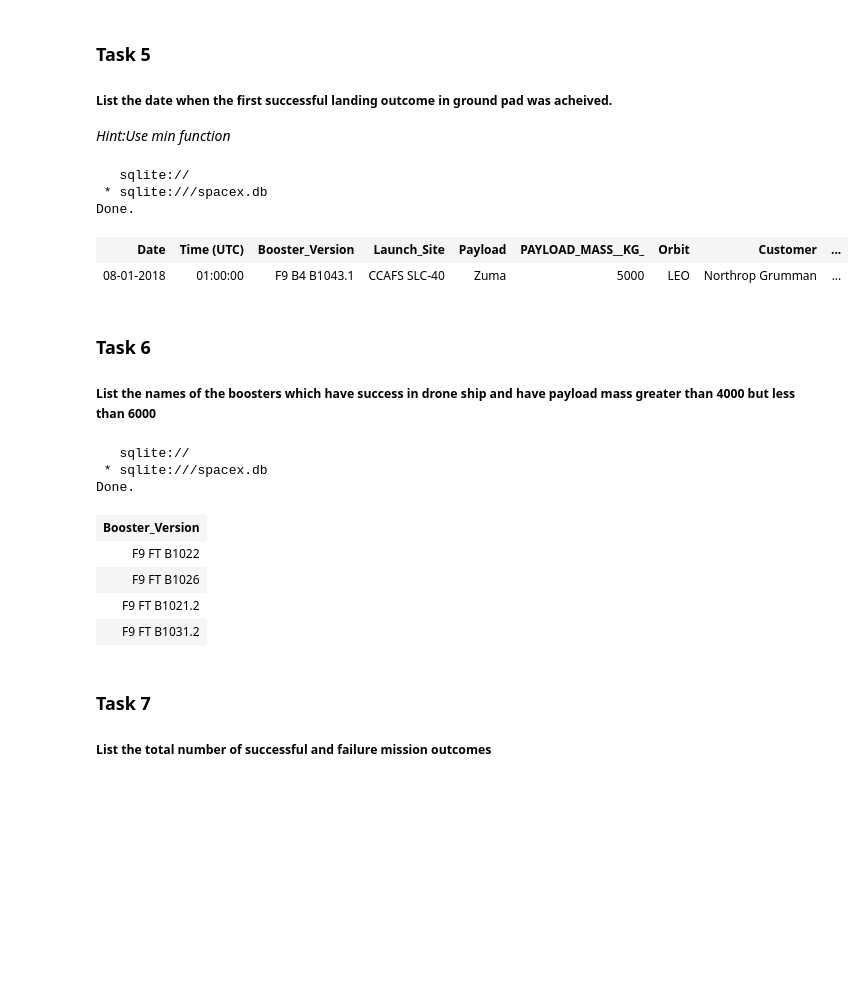
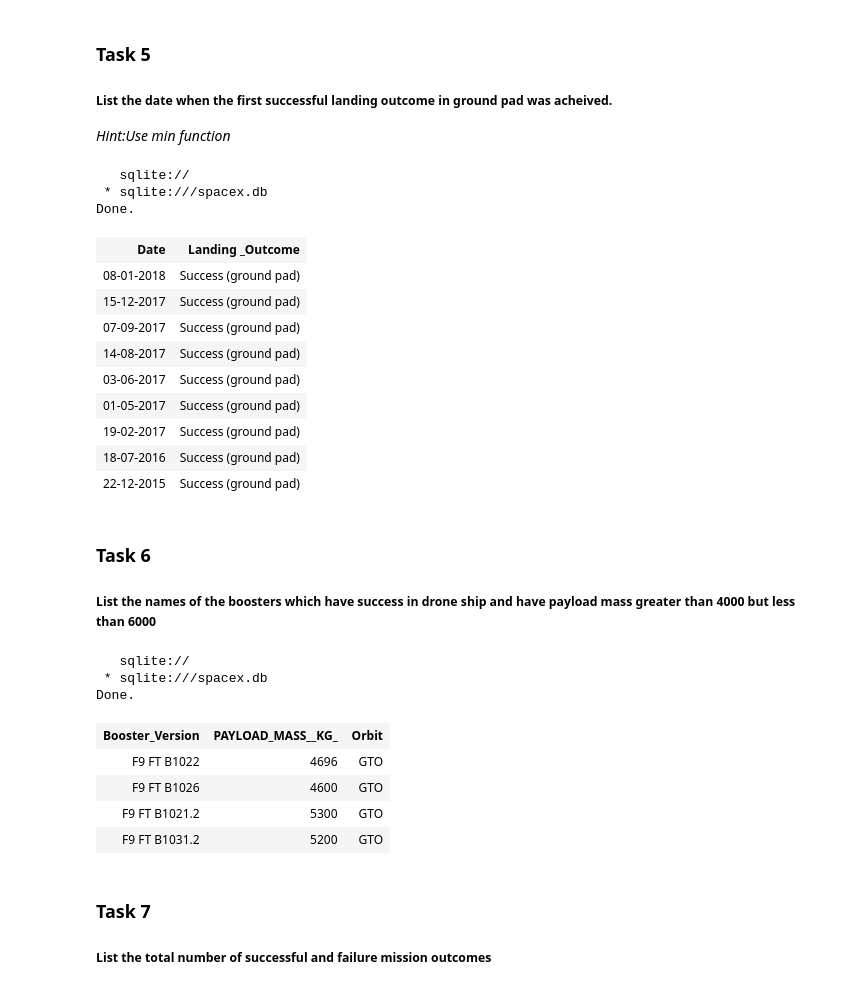
Before and after one commit to jp-sft/DataScience-SpaceX-Project, a Jupyter notebook: 2.1 - EDA with SQL.ipynb, the cells around one changed output. Saved outputs shown, nothing was run; the diff lists cells and outputs as text; code cells hidden in the pictures; blank space fills up the shorter version.

```diff
--- a/2.1 - EDA with SQL.ipynb
+++ b/2.1 - EDA with SQL.ipynb
@@ -207,35 +223,42 @@ Done.
 *Hint:Use min function*
 # %%
 %%sql
-SELECT *
+SELECT Date, "Landing _Outcome"
 FROM spacex
 WHERE "Landing _Outcome"="Success (ground pad)"
 ORDER BY substr(Date,7)||substr(Date,4,2)||substr(Date,1,2) DESC
-LIMIT 1
 # %% [output]
    sqlite://
  * sqlite:///spacex.db
 Done.
-| Date | Time (UTC) | Booster_Version | Launch_Site | Payload | PAYLOAD_MASS__KG_ | Orbit | Customer | ... |
-| 08-01-2018 | 01:00:00 | F9 B4 B1043.1 | CCAFS SLC-40 | Zuma | 5000 | LEO | Northrop Grumman | ... |
+| Date | Landing _Outcome |
+| 08-01-2018 | Success (ground pad) |
+| 15-12-2017 | Success (ground pad) |
+| 07-09-2017 | Success (ground pad) |
+| 14-08-2017 | Success (ground pad) |
+| 03-06-2017 | Success (ground pad) |
+| 01-05-2017 | Success (ground pad) |
+| 19-02-2017 | Success (ground pad) |
+| 18-07-2016 | Success (ground pad) |
+| 22-12-2015 | Success (ground pad) |
 # %% [markdown]
 ### Task 6
 
 ##### List the names of the boosters which have success in drone ship and have payload mass greater than 4000 but less than 6000
 # %%
 %%sql
-SELECT Booster_Version
+SELECT Booster_Version, PAYLOAD_MASS__KG_, Orbit
 FROM spacex
 WHERE  "Landing _Outcome"="Success (drone ship)" AND PAYLOAD_MASS__KG_ BETWEEN 4000 AND 6000
 # %% [output]
    sqlite://
  * sqlite:///spacex.db
 Done.
-| Booster_Version |
-| F9 FT B1022 |
-| F9 FT B1026 |
-| F9 FT B1021.2 |
-| F9 FT B1031.2 |
+| Booster_Version | PAYLOAD_MASS__KG_ | Orbit |
+| F9 FT B1022 | 4696 | GTO |
+| F9 FT B1026 | 4600 | GTO |
+| F9 FT B1021.2 | 5300 | GTO |
+| F9 FT B1031.2 | 5200 | GTO |
 # %% [markdown]
 ### Task 7
 
```
Also changed, not shown: parts of 4 cells of this notebook, 2 other files.
